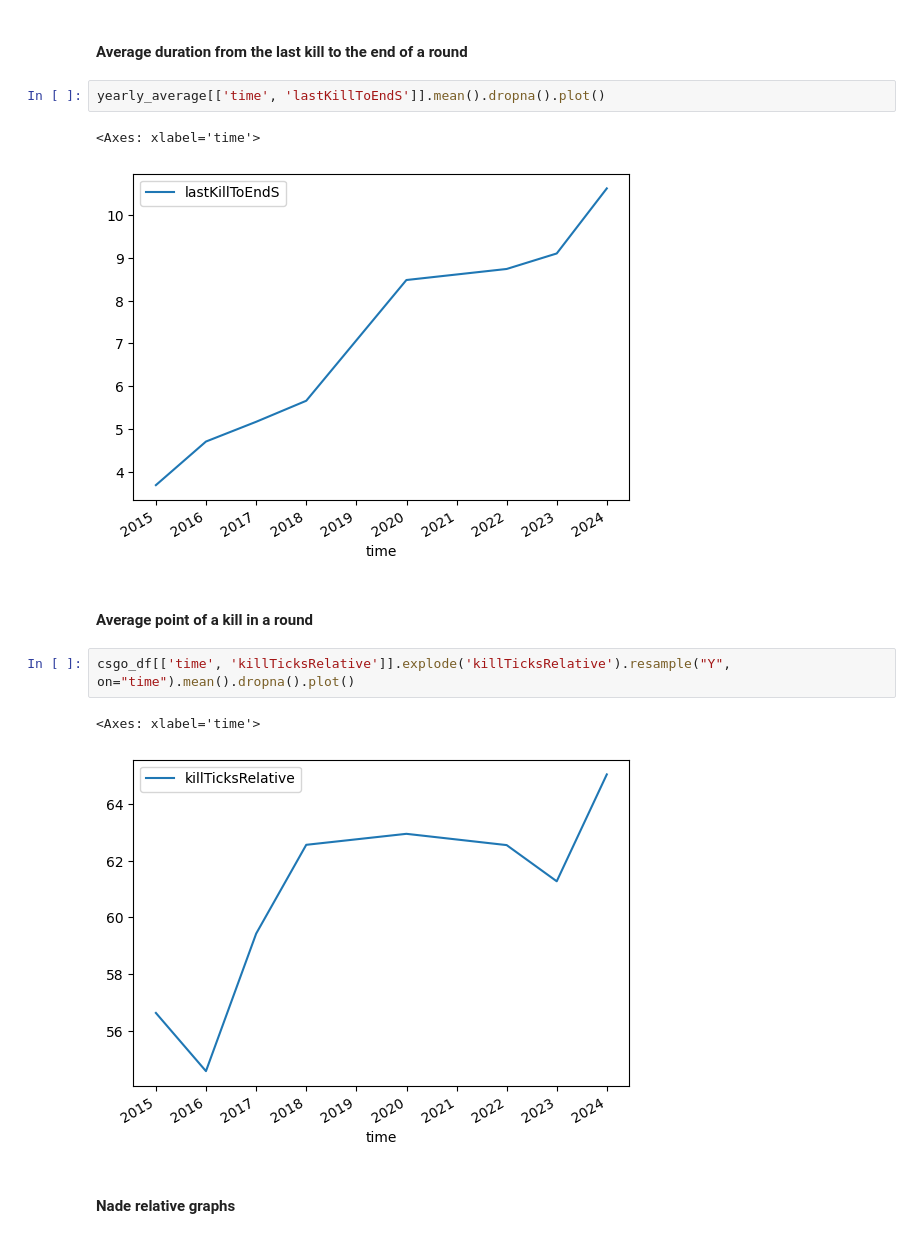
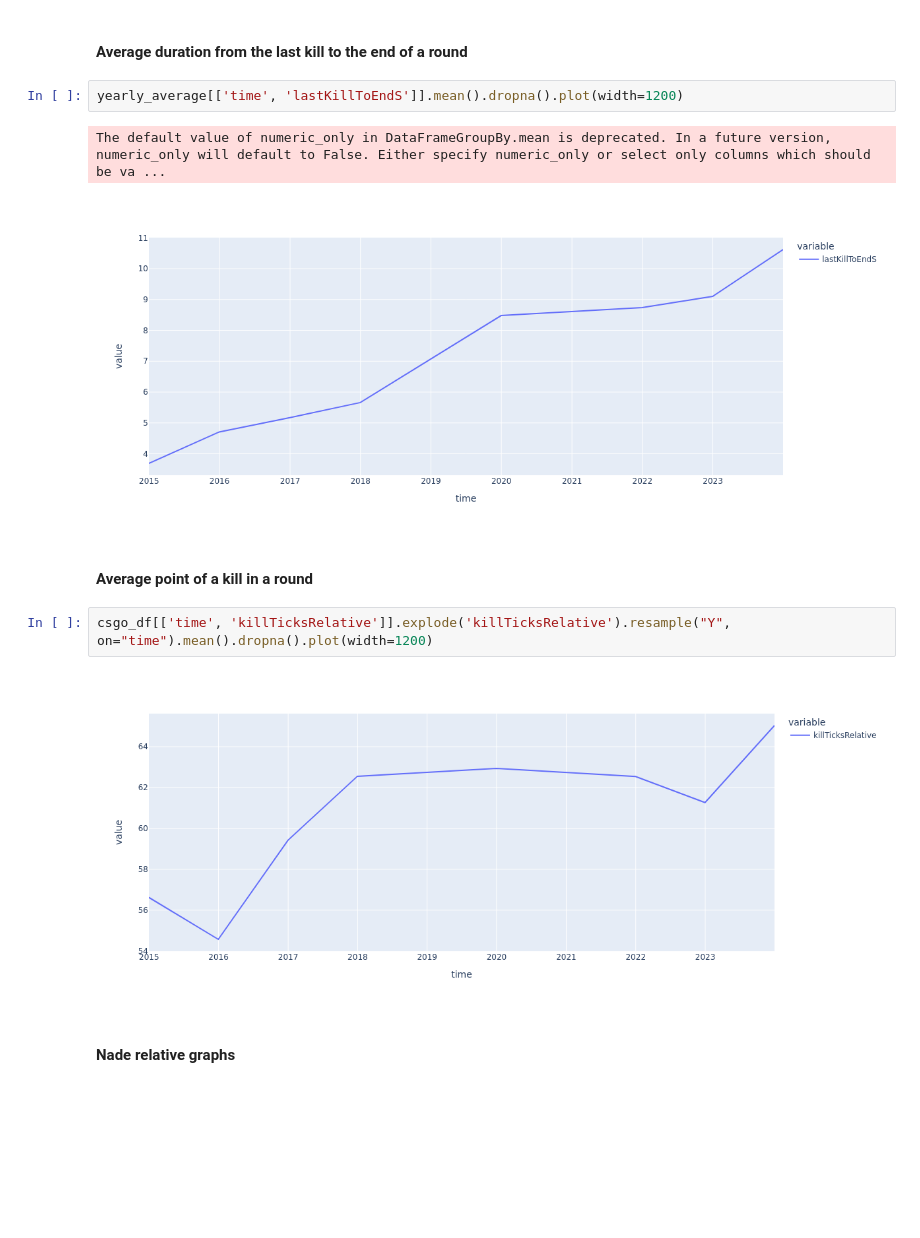
Before and after one commit to bevan-philip/have-cs-rounds-become-slower, a Jupyter notebook: analysis.ipynb, the cells around one changed output. Saved outputs shown, nothing was run; the diff lists cells and outputs as text; blank space fills up the shorter version.

```diff
--- a/analysis.ipynb
+++ b/analysis.ipynb
@@ -92,17 +97,16 @@ yearly_average[["time", "longestKillWaitS"]].mean().dropna().plot()
 # %% [markdown]
 #### Average duration from the last kill to the end of a round
 # %%
-yearly_average[['time', 'lastKillToEndS']].mean().dropna().plot()
+yearly_average[['time', 'lastKillToEndS']].mean().dropna().plot(width=1200)
 # %% [output]
-<Axes: xlabel='time'>
+The default value of numeric_only in DataFrameGroupBy.mean is deprecated. In a future version, numeric_only will default to False. Either specify numeric_only or select only columns which should be va ...
-[figure, old version]
+[figure, new version]
 # %% [markdown]
 #### Average point of a kill in a round
 # %%
-csgo_df[['time', 'killTicksRelative']].explode('killTicksRelative').resample("Y", on="time").mean().dropna().plot()
+csgo_df[['time', 'killTicksRelative']].explode('killTicksRelative').resample("Y", on="time").mean().dropna().plot(width=1200)
 # %% [output]
-<Axes: xlabel='time'>
-[figure, old version]
+[figure, new version]
 # %% [markdown]
 #### Nade relative graphs
 # %%
```
Also changed, not shown: parts of 11 cells of this notebook.
